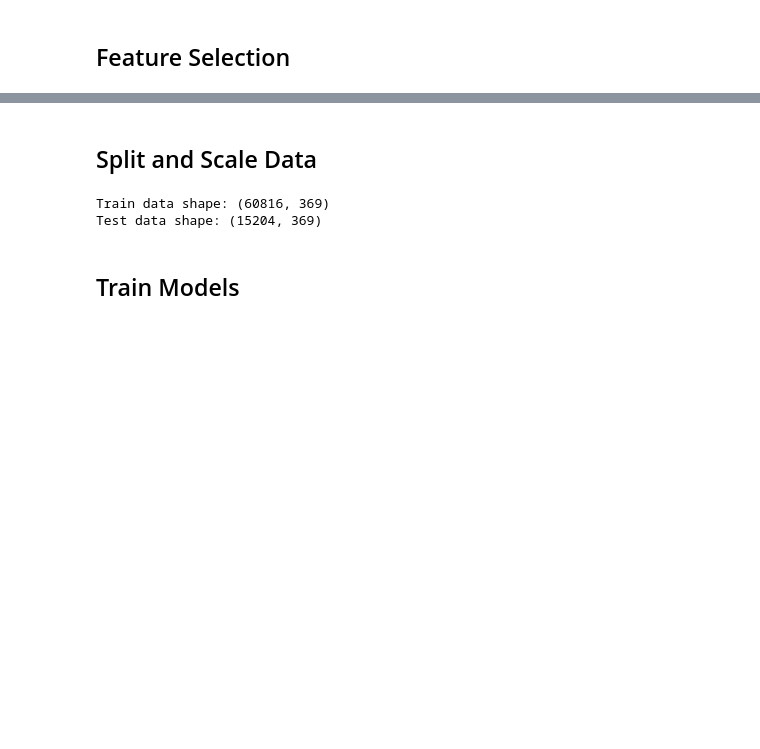
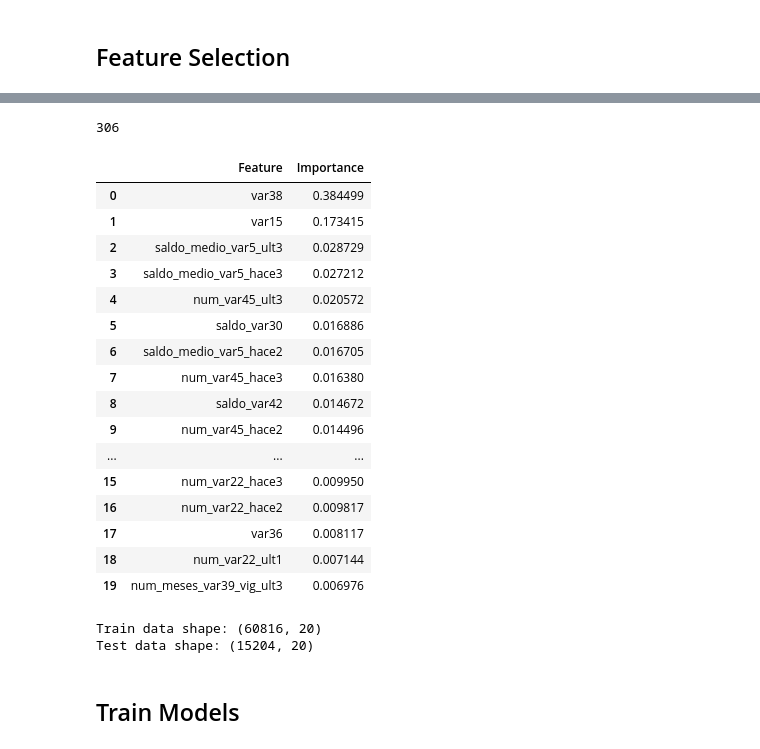
Before and after one commit to Martino93/Bank-Customer-Satisfaction-Classification, a Jupyter notebook: main.ipynb, the cells around one changed output, grey strips where cells are left out. Saved outputs shown, nothing was run; the diff lists cells and outputs as text; code cells hidden in the pictures; blank space fills up the shorter version.

Commit message:
implement feature selection

```diff
--- a/main.ipynb
+++ b/main.ipynb
@@ -23,12 +47,30 @@ NameError: name 'Processor' is not defined
-# %% [markdown]
-## Split and Scale Data
-# %%
-# break up data into training and testing sets
-Processor.partition_data()
-
-# assign variables to the training and testing data
-# for future use
-X_train, Y_train, X_test, Y_test = Processor.scale_features()
-# %% [output]
-Train data shape: (60816, 369)
-Test data shape: (15204, 369)
+# %%
+len(clean_df.columns)-2
+# %% [output]
+306
+# %%
+X = clean_df.drop(columns=['ID', 'TARGET'])
+Y = clean_df[['TARGET']]
+top_n = 20
+
+Selector = FeatureSelector(X, Y)
+Selector.random_forest_selection(n = top_n)
+Selector.feature_importance_df
+# %% [output]
+|  | Feature | Importance |
+| 0 | var38 | 0.384499 |
+| 1 | var15 | 0.173415 |
+| 2 | saldo_medio_var5_ult3 | 0.028729 |
+| 3 | saldo_medio_var5_hace3 | 0.027212 |
+| 4 | num_var45_ult3 | 0.020572 |
+| 5 | saldo_var30 | 0.016886 |
+| 6 | saldo_medio_var5_hace2 | 0.016705 |
+| 7 | num_var45_hace3 | 0.016380 |
+| 8 | saldo_var42 | 0.014672 |
+| 9 | num_var45_hace2 | 0.014496 |
+| ... | ... | ... |
+| 15 | num_var22_hace3 | 0.009950 |
+| 16 | num_var22_hace2 | 0.009817 |
+| 17 | var36 | 0.008117 |
+| 18 | num_var22_ult1 | 0.007144 |
+| 19 | num_meses_var39_vig_ult3 | 0.006976 |
@@ -35,3 +86,19 @@ Test data shape: (15204, 369)
+# %%
+# redo the data splitting with the selected features
+feature_cols = Selector.feature_importance_df['Feature'].values
+
+X = clean_df[feature_cols]
+Y = clean_df[['TARGET']]
+
+Processor.partition_data(X, Y)
+
+X_train = Processor.X_train
+Y_train = Processor.Y_train
+X_test = Processor.X_test
+Y_test = Processor.Y_test
+# %% [output]
+Train data shape: (60816, 20)
+Test data shape: (15204, 20)
 # %% [markdown]
 ## Train Models
 # %%
```
Also changed, not shown: parts of 8 cells of this notebook, 1 other file.
